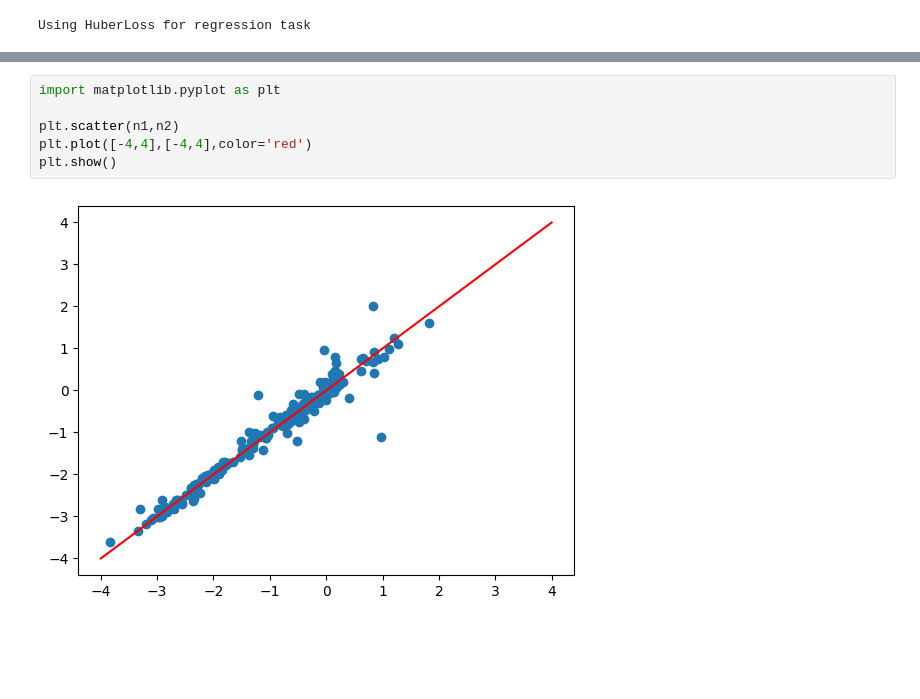
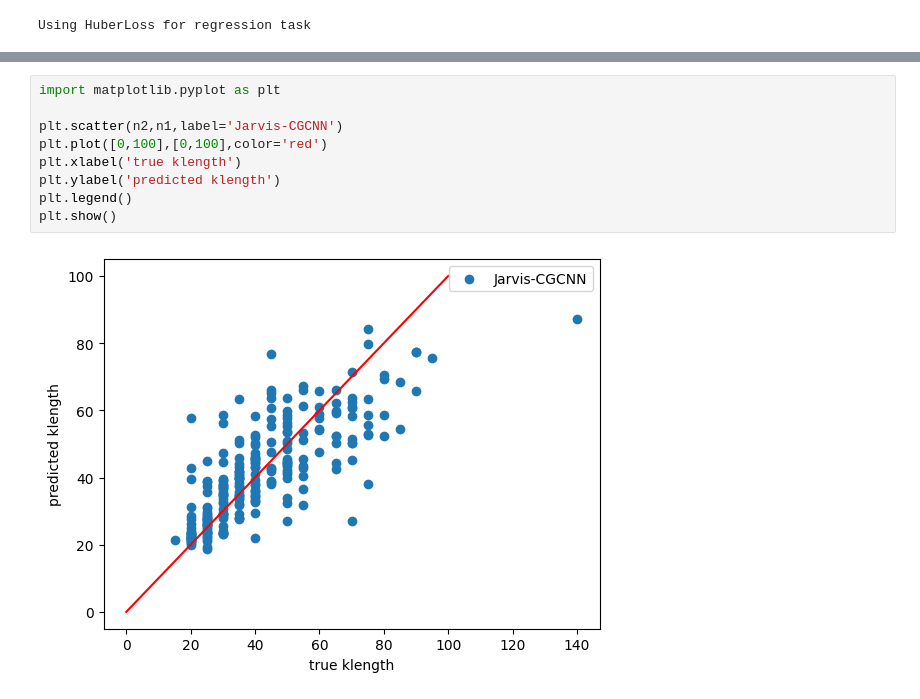
Before and after one commit to epatyukova/LLM-DFT-input-generation, a Jupyter notebook: ML_models_for_properties/Kspacing/CGCNN-kspacing.ipynb, the cells around one changed output, grey strips where cells are left out. Saved outputs shown, nothing was run; the diff lists cells and outputs as text; blank space fills up the shorter version.

```diff
--- a/ML_models_for_properties/Kspacing/CGCNN-kspacing.ipynb
+++ b/ML_models_for_properties/Kspacing/CGCNN-kspacing.ipynb
@@ -380,11 +384,14 @@ Loaded model weights from the checkpoint at /home/xyq44482/Documents/CGCNN/cgcnn
 # %%
 import matplotlib.pyplot as plt
 
-plt.scatter(n1,n2)
-plt.plot([-4,4],[-4,4],color='red')
+plt.scatter(n2,n1,label='Jarvis-CGCNN')
+plt.plot([0,100],[0,100],color='red')
+plt.xlabel('true klength')
+plt.ylabel('predicted klength')
+plt.legend()
 plt.show()
 # %% [output]
-[figure, old version]
+[figure, new version]
 # %%
 from sklearn.metrics import r2_score, mean_absolute_error
 
```
Also changed, not shown: parts of 112 cells of this notebook.
